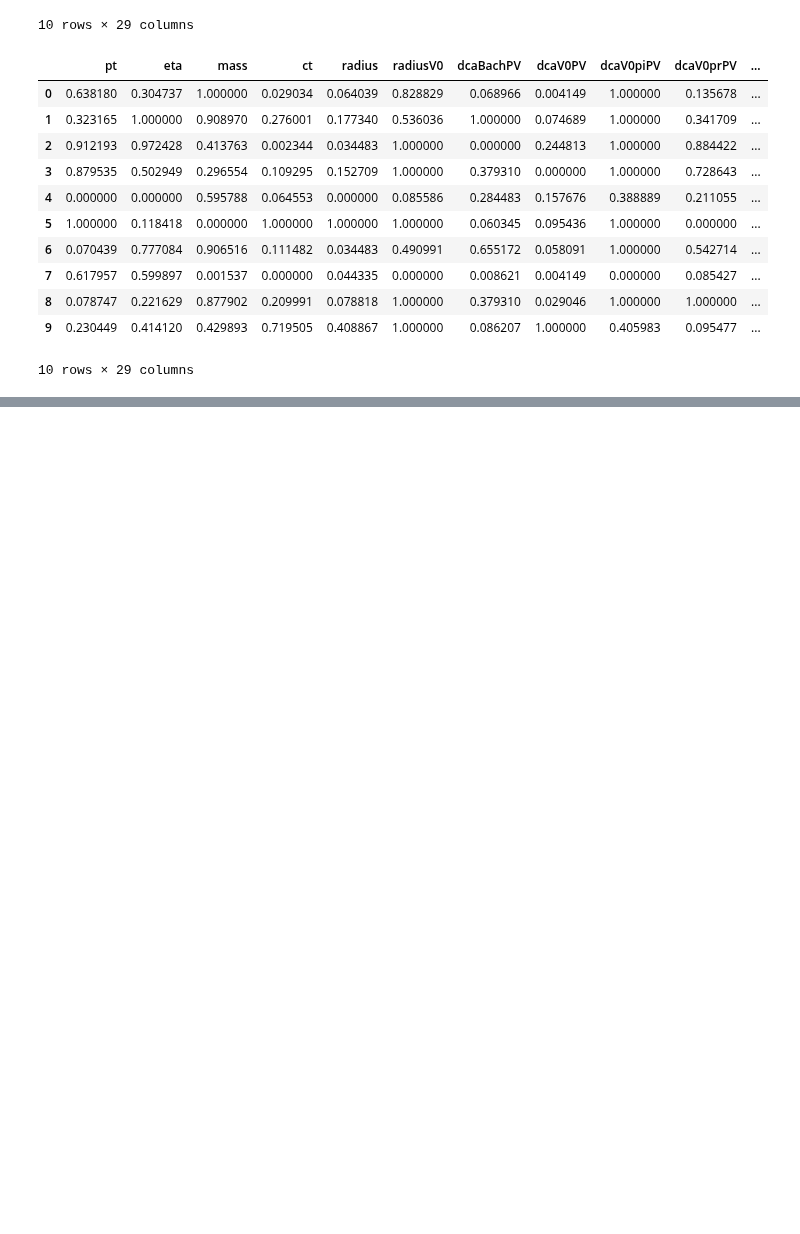
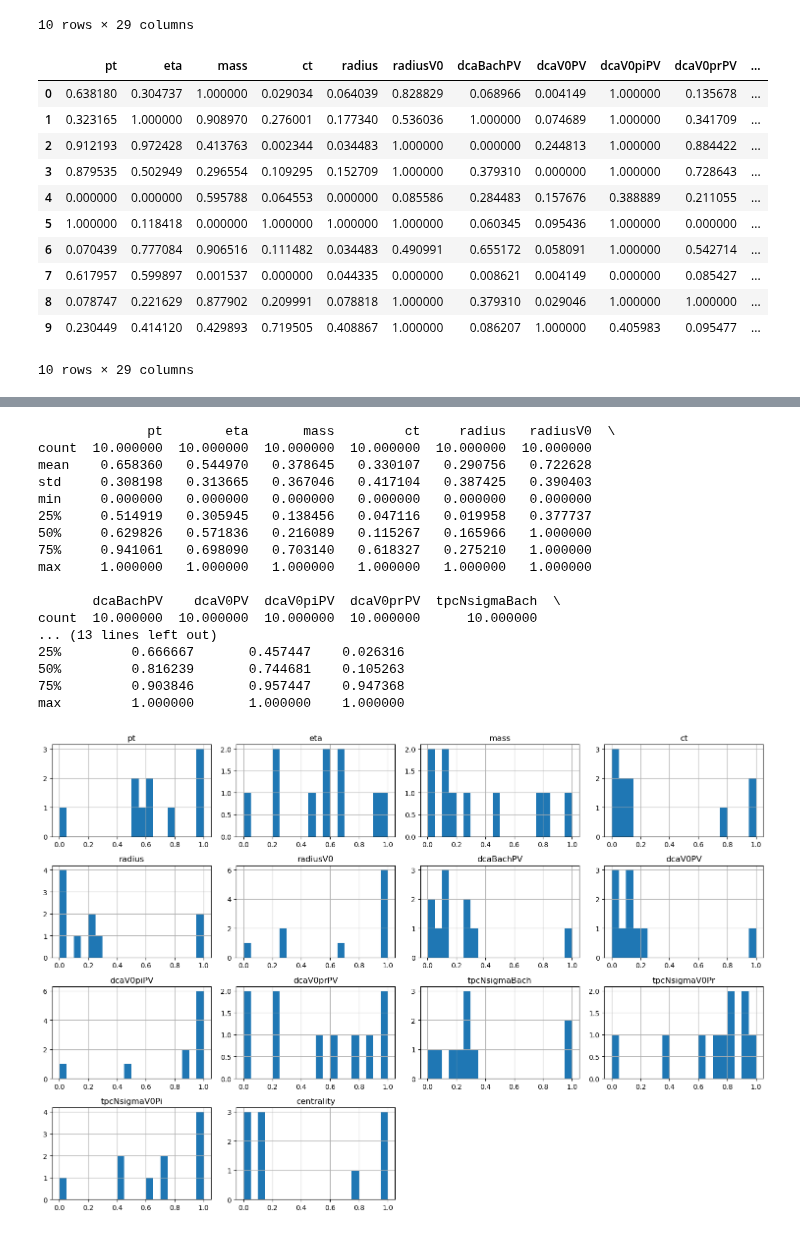
Before and after one commit to robertnesterodhiambo/Advanced_Data_analysis, a Jupyter notebook: OmegaBDT.ipynb, the cells around one changed output, grey strips where cells are left out. Saved outputs shown, nothing was run; the diff lists cells and outputs as text; code cells hidden in the pictures; blank space fills up the shorter version.

```diff
--- a/OmegaBDT.ipynb
+++ b/OmegaBDT.ipynb
@@ -503,0 +507,47 @@ normalized_df_real
+# %%
+import matplotlib.pyplot as plt
+import seaborn as sns
+
+# Subset of columns for EDA (you can modify this list based on your specific requirements)
+columns_subset = ['pt', 'eta', 'mass', 'ct', 'radius', 'radiusV0', 'dcaBachPV', 'dcaV0PV', 'dcaV0piPV',
+                  'dcaV0prPV', 'tpcNsigmaBach', 'tpcNsigmaV0Pr', 'tpcNsigmaV0Pi', 'centrality']
+
+# Descriptive statistics
+print(normalized_df[columns_subset].describe())
+
+# Histograms
+normalized_df[columns_subset].hist(bins=20, figsize=(15, 10))
+plt.tight_layout()
+plt.show()
+
+# Boxplots
+plt.figure(figsize=(15, 10))
+sns.boxplot(data=normalized_df[columns_subset])
+plt.xticks(rotation=45)
+plt.show()
+
+# Correlation heatmap
+correlation_matrix = normalized_df[columns_subset].corr()
+plt.figure(figsize=(12, 8))
+sns.heatmap(correlation_matrix, annot=True, cmap='coolwarm', fmt=".2f")
+plt.title('Correlation Heatmap')
+plt.show()
+# %% [output]
+              pt        eta       mass         ct     radius   radiusV0  \
+count  10.000000  10.000000  10.000000  10.000000  10.000000  10.000000
+mean    0.658360   0.544970   0.378645   0.330107   0.290756   0.722628
+std     0.308198   0.313665   0.367046   0.417104   0.387425   0.390403
+min     0.000000   0.000000   0.000000   0.000000   0.000000   0.000000
+25%     0.514919   0.305945   0.138456   0.047116   0.019958   0.377737
+50%     0.629826   0.571836   0.216089   0.115267   0.165966   1.000000
+75%     0.941061   0.698090   0.703140   0.618327   0.275210   1.000000
+max     1.000000   1.000000   1.000000   1.000000   1.000000   1.000000
+
+       dcaBachPV    dcaV0PV  dcaV0piPV  dcaV0prPV  tpcNsigmaBach  \
+count  10.000000  10.000000  10.000000  10.000000      10.000000
+... (13 lines left out)
+25%         0.666667       0.457447    0.026316
+50%         0.816239       0.744681    0.105263
+75%         0.903846       0.957447    0.947368
+max         1.000000       1.000000    1.000000
+[figure, added]
```
Also changed, not shown: parts of 4 cells of this notebook.
